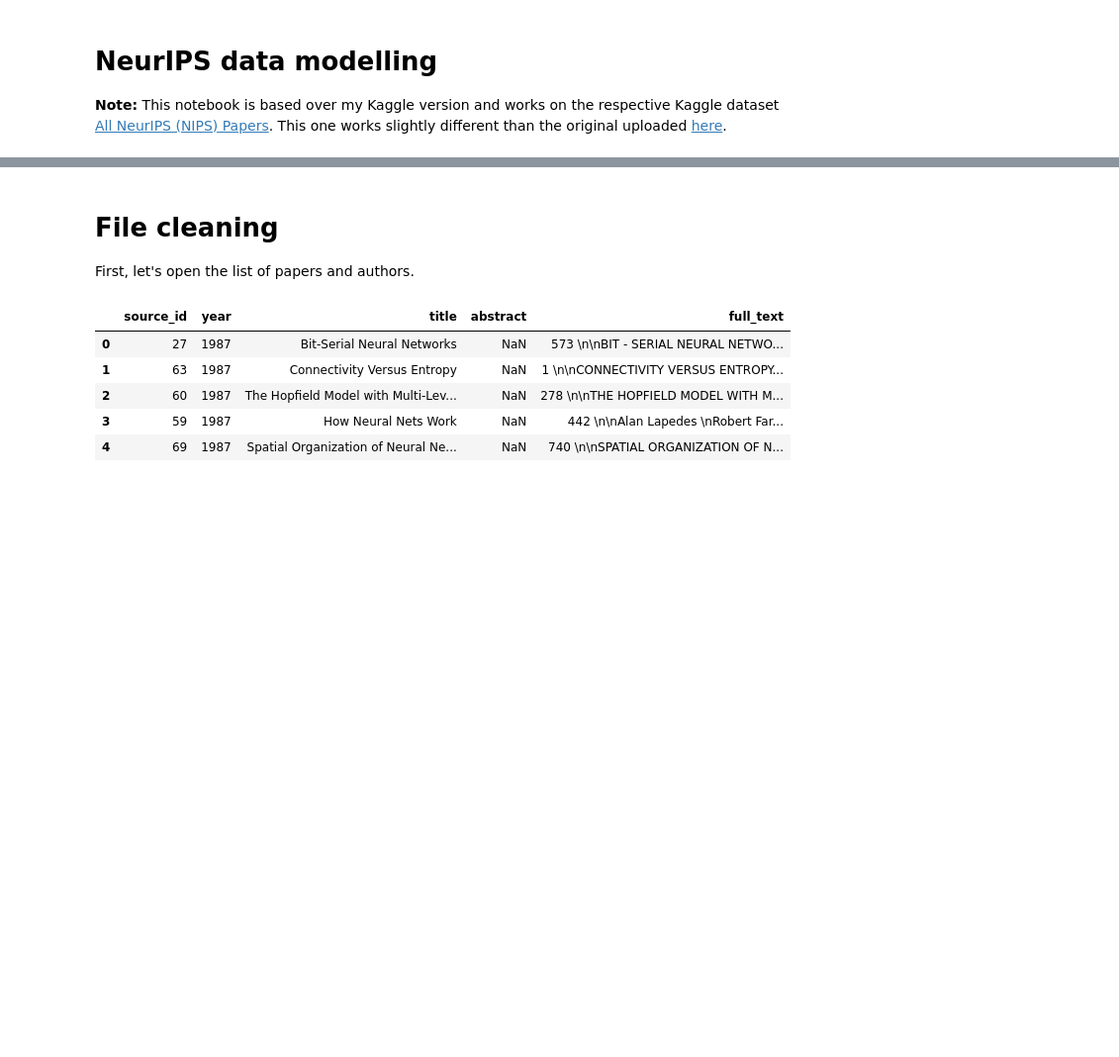
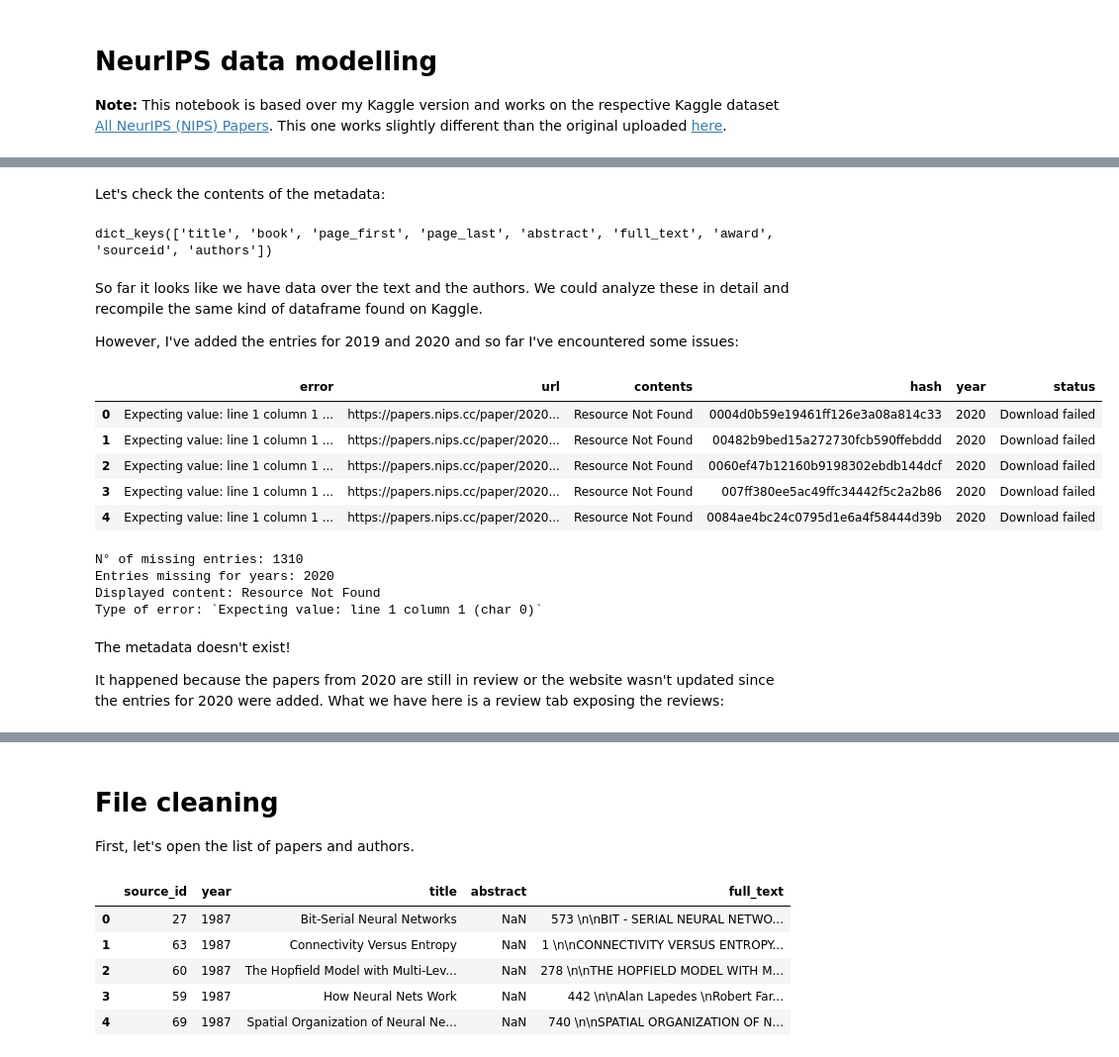
Before and after one commit to sboomi/MLScienceTrend-Analysis, a Jupyter notebook: notebooks/1.1-observation-of-neurips-data.ipynb, the cells around one changed output, grey strips where cells are left out. Shown at 99% size. Cells and saved outputs as stored; diff of their text form; code cells hidden in the pictures; blank space fills up the shorter version.

Commit message:
fetched metadata from neurips

```diff
--- a/notebooks/1.1-observation-of-neurips-data.ipynb
+++ b/notebooks/1.1-observation-of-neurips-data.ipynb
@@ -51,0 +31,7 @@ You can now load the package via spacy.load('en_core_web_sm')
+# %%
+metadata_dir = root_dir / 'data' / 'raw' / 'neurips_metadata'
+
+for i, filename in enumerate(metadata_dir.iterdir()):
+    print(filename.name)
+    if i == 10:
+        break
@@ -51,0 +50,12 @@ You can now load the package via spacy.load('en_core_web_sm')
+# %%
+import json
+from typing import Dict
+
+
+def load_metadata_file(fp: Path) -> Dict:
+    with open(fp, 'rb') as f:
+        md = json.load(f)
+    return md
+
+md_file = load_metadata_file(metadata_dir / '1987_02e74f10e0327ad868d138f2b4fdd6f0.json')
+md_file
@@ -51,0 +76,48 @@ You can now load the package via spacy.load('en_core_web_sm')
+# %% [markdown]
+Let's check the contents of the metadata:
+# %%
+md_file.keys()
+# %% [output]
+dict_keys(['title', 'book', 'page_first', 'page_last', 'abstract', 'full_text', 'award', 'sourceid', 'authors'])
+# %% [markdown]
+So far it looks like we have data over the text and the authors. We could analyze these in detail and recompile the same kind of dataframe found on Kaggle.
+
+However, I've added the entries for 2019 and 2020 and so far I've encountered some issues:
+# %%
+# Finding papers with failed download
+# I've marked these ones with an 'error' key
+from collections import defaultdict
+from tqdm.notebook import tqdm
+
+error_data = defaultdict(list)
+
+for filename in tqdm(metadata_dir.iterdir(), desc="Checking DL errors", total=len(list(metadata_dir.iterdir()))):
+    sample_md = load_metadata_file(metadata_dir / filename.name)
+    if "error" in sample_md.keys():
+        for k,v in sample_md.items():
+            error_data[k].append(v)
+
+error_file = pd.DataFrame(error_data)
+error_file.head()
+# %% [output]
+|  | error | url | contents | hash | year | status |
+| 0 | Expecting value: line 1 column 1 ... | https://papers.nips.cc/paper/2020... | Resource Not Found | 0004d0b59e19461ff126e3a08a814c33 | 2020 | Download failed |
+| 1 | Expecting value: line 1 column 1 ... | https://papers.nips.cc/paper/2020... | Resource Not Found | 00482b9bed15a272730fcb590ffebddd | 2020 | Download failed |
+| 2 | Expecting value: line 1 column 1 ... | https://papers.nips.cc/paper/2020... | Resource Not Found | 0060ef47b12160b9198302ebdb144dcf | 2020 | Download failed |
+| 3 | Expecting value: line 1 column 1 ... | https://papers.nips.cc/paper/2020... | Resource Not Found | 007ff380ee5ac49ffc34442f5c2a2b86 | 2020 | Download failed |
+| 4 | Expecting value: line 1 column 1 ... | https://papers.nips.cc/paper/2020... | Resource Not Found | 0084ae4bc24c0795d1e6a4f58444d39b | 2020 | Download failed |
+# %%
+# Check the year proportion
+print(f"N° of missing entries: {error_file.shape[0]}")
+print(f"Entries missing for years: {error_file.year.unique().item()}")
+print(f"Displayed content: {error_file.contents.unique().item()}")
+print(f"Type of error: `{error_file.error.unique().item()}`")
+# %% [output]
+N° of missing entries: 1310
+Entries missing for years: 2020
+Displayed content: Resource Not Found
+Type of error: `Expecting value: line 1 column 1 (char 0)`
+# %% [markdown]
+The metadata doesn't exist!
+
+It happened because the papers from 2020 are still in review or the website wasn't updated since the entries for 2020 were added. What we have here is a review tab exposing the reviews:
```
Also changed, not shown: parts of 9 cells of this notebook, 11 other files.
